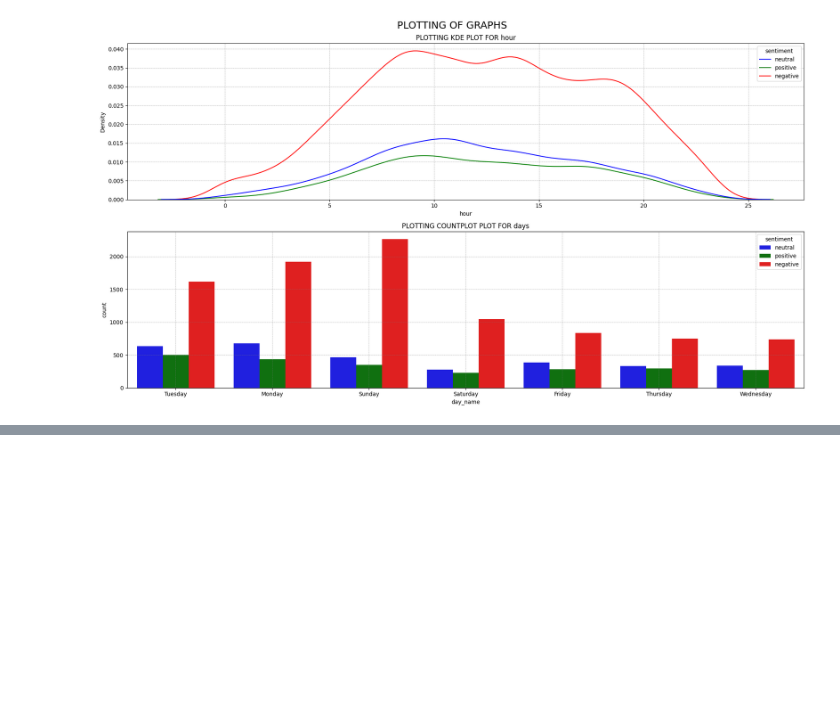
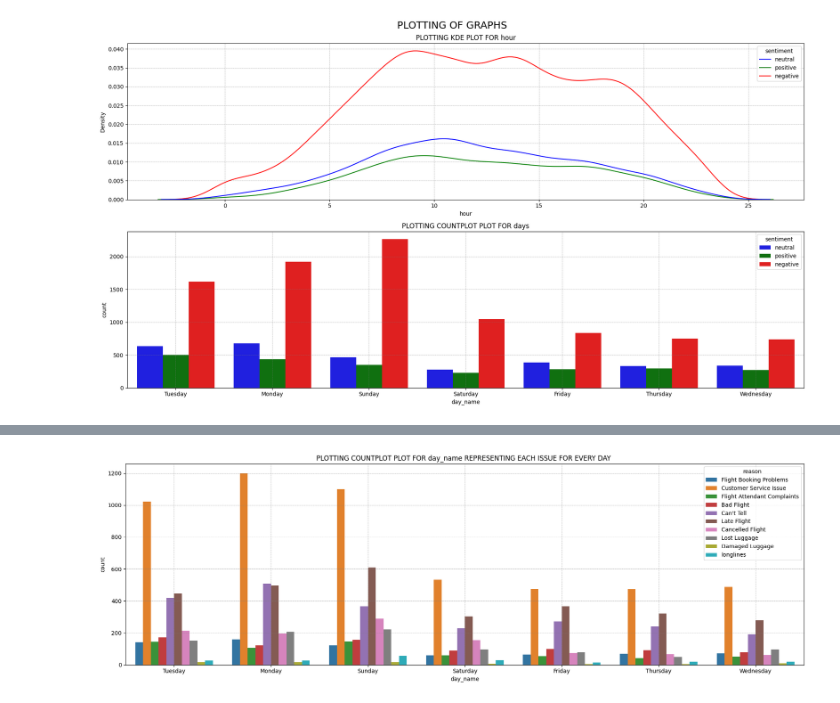
Before and after one commit to Ashura369/PROJECTS, a Jupyter notebook: sentiment_analysis_social_media_brand_management/EDA.ipynb, the cells around one changed output, grey strips where cells are left out. Saved outputs shown, nothing was run; the diff lists cells and outputs as text; code cells hidden in the pictures; blank space fills up the shorter version.

```diff
--- a/sentiment_analysis_social_media_brand_management/EDA.ipynb
+++ b/sentiment_analysis_social_media_brand_management/EDA.ipynb
@@ -247,0 +263,13 @@ data['day_name'].value_counts().plot()
+# %%
+plt.figure(figsize=(18,6))
+
+x_name='day_name'
+sns.countplot(data=data, x='day_name', hue='reason')
+plt.grid(True)
+plt.grid(color='gray', linestyle='--', linewidth=0.5, alpha=0.7)
+plt.title(f'PLOTTING COUNTPLOT PLOT FOR {x_name} REPRESENTING EACH ISSUE FOR EVERY DAY ')
+
+plt.tight_layout()
+plt.show()
+# %% [output]
+[figure, added]
```
Also changed, not shown: parts of 21 cells of this notebook.
